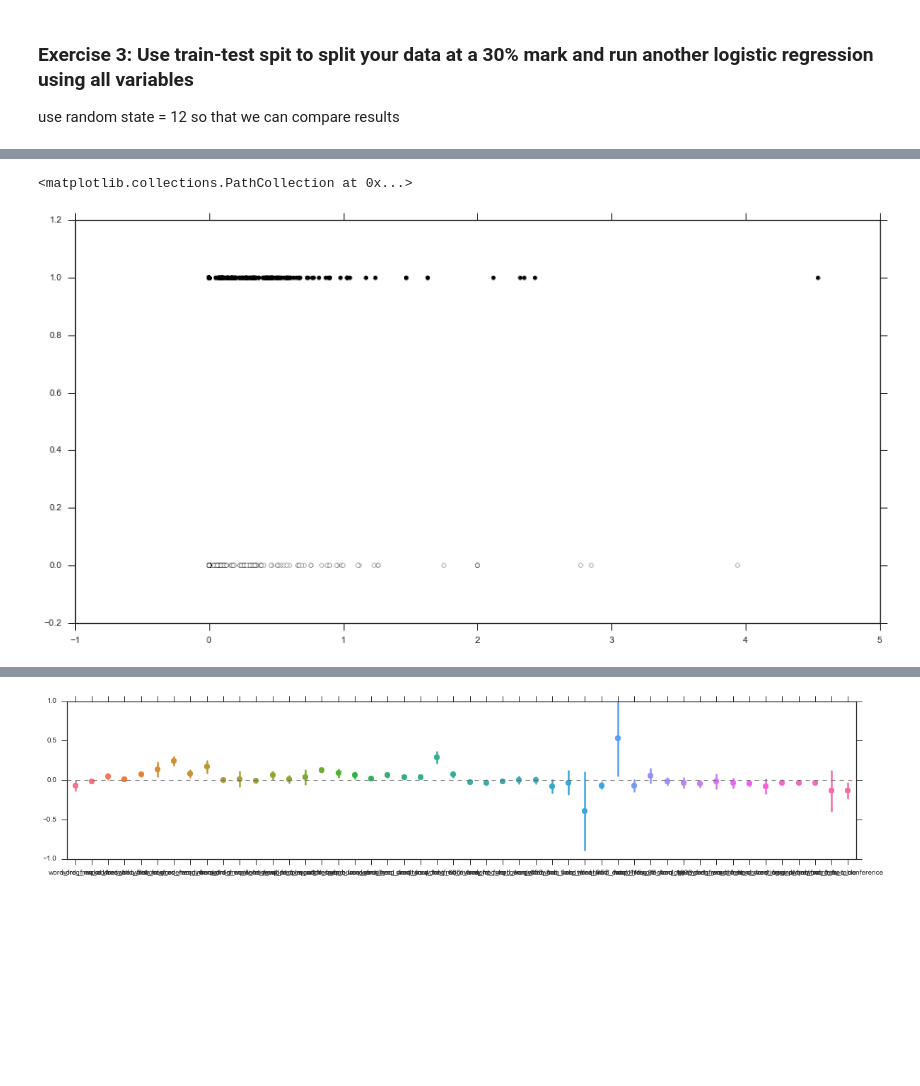
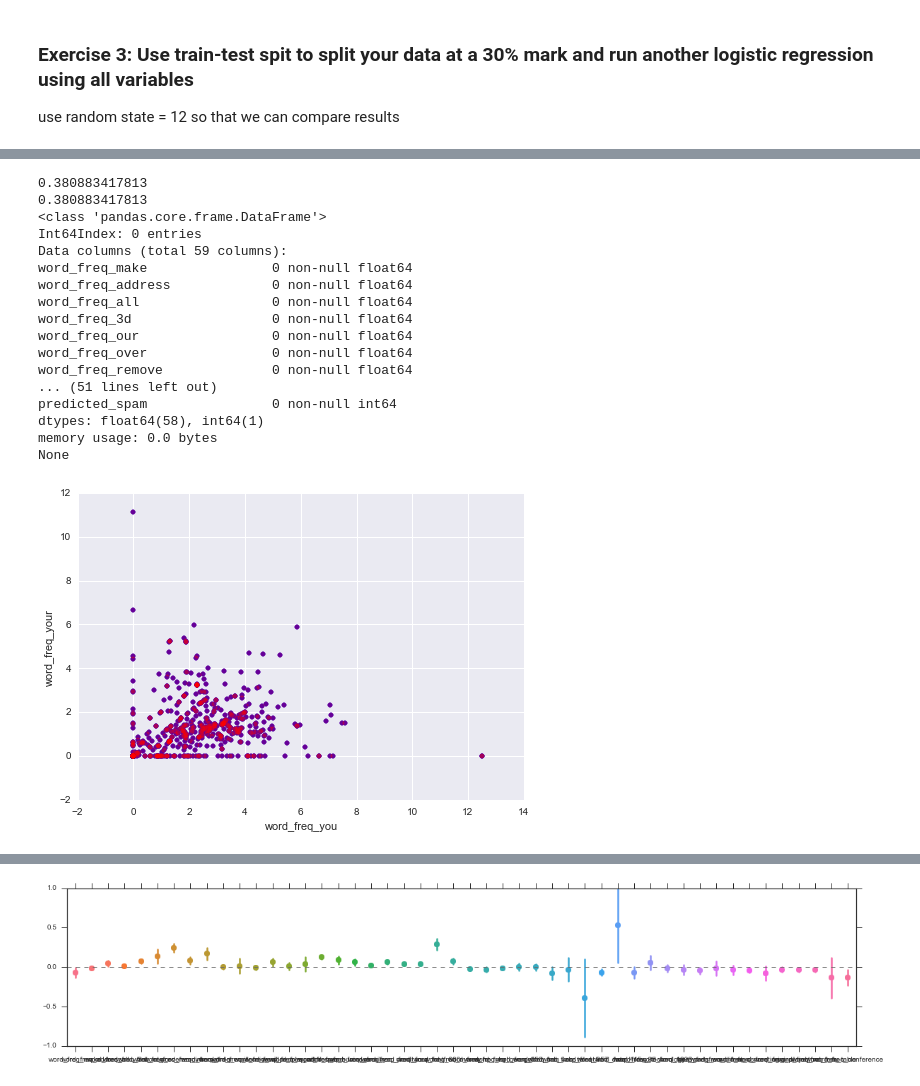
Before and after one commit to dyerrington/DAT_SF_12_HOMEWORK, a Jupyter notebook: Dat_SF_12-Midterm-Questions.ipynb, the cells around one changed output, grey strips where cells are left out. Drawn from its saved outputs; the diff is of its cells as text; code cells hidden in the pictures; blank space fills up the shorter version.

Commit message:
Update to 1st logreg

```diff
--- a/Dat_SF_12-Midterm-Questions.ipynb
+++ b/Dat_SF_12-Midterm-Questions.ipynb
@@ -256,13 +255,35 @@ Coefficients:
 Residual sum of squares: 0.0000000000
 Variance score: 1.00
-# %%
-y_hat = logreg.predict(X_test)
-plt.scatter( X_test[:, 0],
-             y_test,
-             c=y_hat)
-# %% [output]
-<matplotlib.collections.PathCollection at 0x...>
-[figure, removed]
+# %%
+X_test_df = pd.DataFrame(X_test, columns=spam_data.columns)
+X_test_df['predicted_spam'] = logreg.predict(X_test)
+
+ax2 = X_test_df[X_test_df['is_spam'] == 1].plot(x='word_freq_you', y='word_freq_your', kind='scatter', color="blue", alpha=1)
+X_test_df[X_test_df['predicted_spam'] == 1].plot(x='word_freq_you', y='word_freq_your', kind='scatter', color="red", alpha=.4, ax=ax2)
+
+print X_test_df['predicted_spam'].mean()
+print X_test_df['is_spam'].mean()
+
+print X_test_df[X_test_df['predicted_spam'] != X_test_df['is_spam']].info() # legit?
+# %% [output]
+0.380883417813
+0.380883417813
+<class 'pandas.core.frame.DataFrame'>
+Int64Index: 0 entries
+Data columns (total 59 columns):
+word_freq_make                0 non-null float64
+word_freq_address             0 non-null float64
+word_freq_all                 0 non-null float64
+word_freq_3d                  0 non-null float64
+word_freq_our                 0 non-null float64
+word_freq_over                0 non-null float64
+word_freq_remove              0 non-null float64
+... (51 lines left out)
+predicted_spam                0 non-null int64
+dtypes: float64(58), int64(1)
+memory usage: 0.0 bytes
+None
+[figure, added]
 # %%
 # not quite as good...
 
```
Also changed, not shown: parts of 3 cells of this notebook.
